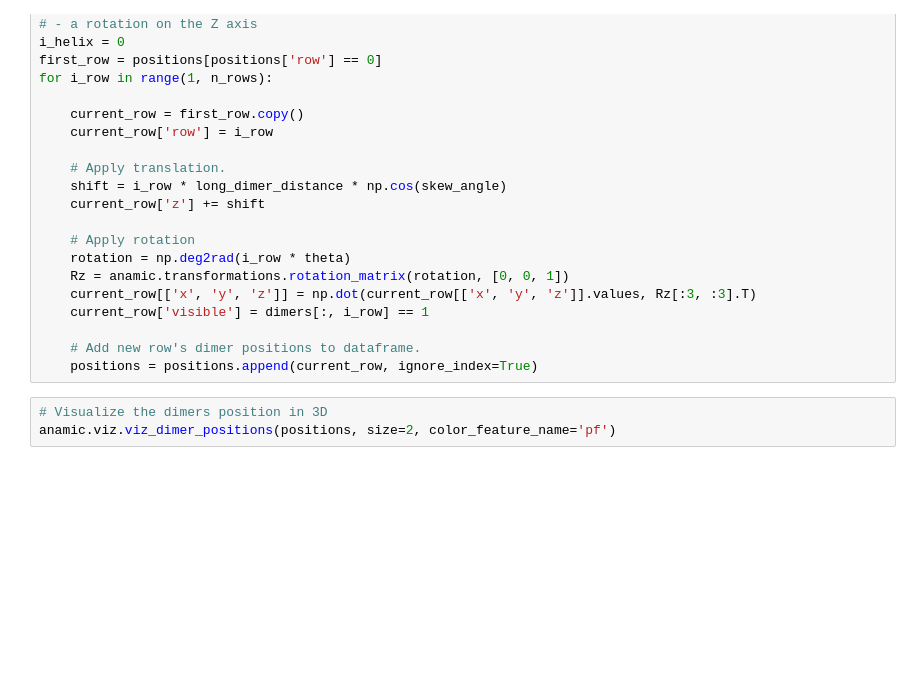
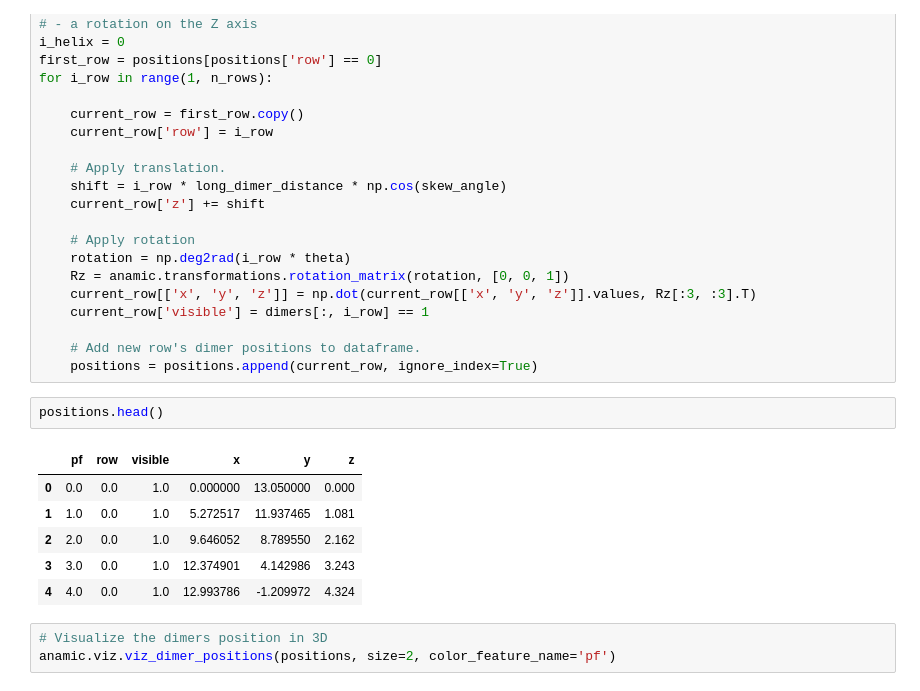
Before and after one commit to brouhardlab/anamic, a Jupyter notebook: notebooks/Development/Microtubule 3D Geometry.ipynb, the cells around one changed output. Saved outputs shown, nothing was run; the diff lists cells and outputs as text; blank space fills up the shorter version.

```diff
--- a/notebooks/Development/Microtubule 3D Geometry.ipynb
+++ b/notebooks/Development/Microtubule 3D Geometry.ipynb
@@ -111,6 +111,15 @@ for i_row in range(1, n_rows):
 
     # Add new row's dimer positions to dataframe.
     positions = positions.append(current_row, ignore_index=True)
+# %%
+positions.head()
+# %% [output]
+|  | pf | row | visible | x | y | z |
+| 0 | 0.0 | 0.0 | 1.0 | 0.000000 | 13.050000 | 0.000 |
+| 1 | 1.0 | 0.0 | 1.0 | 5.272517 | 11.937465 | 1.081 |
+| 2 | 2.0 | 0.0 | 1.0 | 9.646052 | 8.789550 | 2.162 |
+| 3 | 3.0 | 0.0 | 1.0 | 12.374901 | 4.142986 | 3.243 |
+| 4 | 4.0 | 0.0 | 1.0 | 12.993786 | -1.209972 | 4.324 |
 # %%
 # Visualize the dimers position in 3D
 anamic.viz.viz_dimer_positions(positions, size=2, color_feature_name='pf')
```
Also changed, not shown: parts of 3 cells of this notebook, 2 other files.
